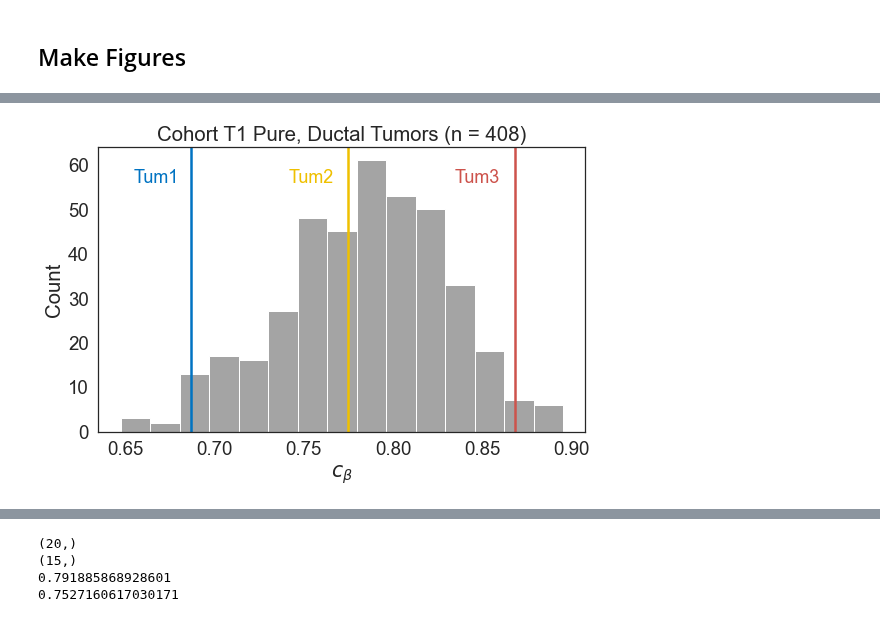
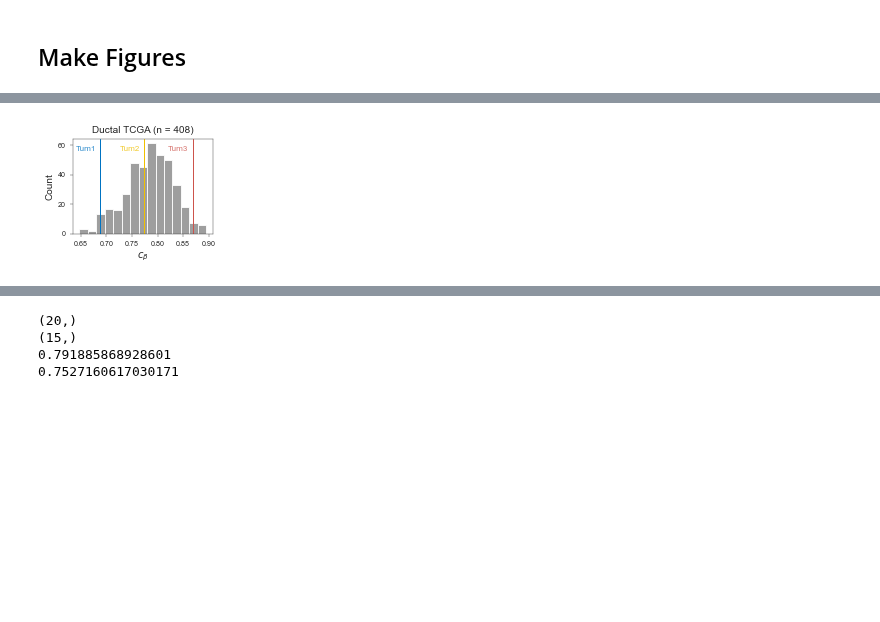
Before and after one commit to danmonyak/EpiClockInvasiveBRCA, a Jupyter notebook: Analysis/c_beta Analysis.ipynb, the cells around one changed output, grey strips where cells are left out. Drawn from its saved outputs; the diff is of its cells as text; code cells hidden in the pictures; blank space fills up the shorter version.

```diff
--- a/Analysis/c_beta Analysis.ipynb
+++ b/Analysis/c_beta Analysis.ipynb
@@ -32,6 +30,7 @@ clinical = {}
 
 clinical['ringner'] = pd.read_table(os.path.join(Ringner_clinical_dir, 'cohort.T2.clinical.txt'), index_col=0, dtype={'grade':str})
 clinical['ringner']['c_beta'] = pd.read_table(os.path.join(Ringner_c_beta_dir, 'cohort.T2.c_beta.txt'), index_col=0).squeeze("columns")
+clinical['ringner']['grade'] = clinical['ringner']['grade'].map({'1':'Grade 1', '2':'Grade 2', '3':'Grade 3'}).fillna(value='None')
 # %%
 # Initial import step for TCGA data
 
@@ -110,7 +107,7 @@ markers_TPM_df = pd.read_table(
 markers_TPM_df = markers_TPM_df.set_index('gene_id')
 gene_name = markers_TPM_df.pop('gene_name')
 markers_TPM_df = markers_TPM_df.rename(columns=lambda x:'-'.join(x.split('-')[:3]))
-
+markers_TPM_df = markers_TPM_df.loc[(markers_TPM_df != 0).any(axis=1)]
 # need_genes = consts['all_module_genes']
 # need_genes = np.concatenate([need_genes, ['MCM2', 'MKI67', 'E2F1']])
 # markers_TPM_df = markers_TPM_df.loc[gene_name.index[gene_name.isin(need_genes)]]
@@ -227,11 +237,9 @@ else:
 # %%
 # Must set dataframe names for use of saveBoxPlotNew and saveCorrelationPlot
 
-clinical['TCGA'].name = 'Cohort T1'
-clinical['ringner'].name = 'Cohort T2'
+clinical['TCGA'].name = 'TCGA'
+clinical['ringner'].name = 'Lund'
 # %%
-sns.set(rc={"savefig.bbox":'tight'}, font_scale=1.7, style='white')
-
 data = {'tumor':{'beta_values_balancedSites':
         pd.read_table(os.path.join(TCGA_clinical_dir, 'cohort1.methyl.balancedSites.tsv'),
                       index_col=0)
@@ -239,14 +247,17 @@ data = {'tumor':{'beta_values_balancedSites':
 
 sample_list = {'Tum1':'TCGA-B6-A1KF-01A',
                'Tum2':'TCGA-B6-A0RO-01A',
-               'Tum3':'TCGA-AC-A2FK-01A'
-              }
+               'Tum3':'TCGA-AC-A2FK-01A'}
+
 chosen_tumor_colors = [consts['palette_jco'][i] for i in [0, 1, 3]]
 
 # m_util.plotTumorWise(data, CpG_list=balanced_CpGs_final_set, sample_list=[sample_list[tum] for tum in sample_list],
 m_util.plotTumorWise(data, data_obj='beta_values_balancedSites', sample_list=[sample_list[tum] for tum in sample_list],
-                     suptitle='', xlabel='β', extra_titles=[f'{tum} = ' for tum in sample_list],
+                     suptitle='', xlabel='β', title_formats=[tum + ' ({})' for tum in sample_list],
                      outfile=True, outdir=figure_outdir, outfile_name='example_tumors.pdf',
-                     choose_random=False, color=chosen_tumor_colors
+                     choose_random=False, color=chosen_tumor_colors,
+                     ylim=(0, 0.23), bins=12,
+                     figsize=figsize * [2.3, 0.8], text_fontsize=labelfontsize, ticksfontsize=ticksfontsize, opacity=opacity, sf=sf,
+                     tight_layout_pad=0.2
              )
 # %% [output]
@@ -254,41 +265,42 @@ m_util.plotTumorWise(data, data_obj='beta_values_balancedSites', sample_list=[sa
 # %%
 sampleToPatientID = lambda x:'-'.join(x.split('-')[:3])
 # %%
-# sns.set(rc={"savefig.bbox":'tight'}, font_scale=1.5, style='white')
-
-fig, ax = plt.subplots(1, 1, figsize=(8, 5))
+fig, ax = plt.subplots(1, 1, figsize=figsize * [1, 0.8] * sf)
 fig.tight_layout(pad=1)
 
-sns.histplot(ax=ax, x=clinical['TCGA'].loc[clinical['TCGA']['in_analysis_dataset'], 'c_beta'], color=consts['palette_jco'][2])
+sns.histplot(ax=ax, x=clinical['TCGA'].loc[clinical['TCGA']['in_analysis_dataset'], 'c_beta'],
+             color=consts['palette_jco'][2], alpha=opacity)
 
 x_0 = clinical['TCGA'].loc[sampleToPatientID(sample_list['Tum1']), 'c_beta']
 x_1 = clinical['TCGA'].loc[sampleToPatientID(sample_list['Tum2']), 'c_beta']
 x_2 = clinical['TCGA'].loc[sampleToPatientID(sample_list['Tum3']), 'c_beta']
 
 
-ax.axvline(x=x_0, lw=2.5, color=chosen_tumor_colors[0])
-ax.axvline(x=x_1, lw=2.5, color=chosen_tumor_colors[1])
-ax.axvline(x=x_2, lw=2.5, color=chosen_tumor_colors[2])
+ax.axvline(x=x_0, lw=2.5 * sf, color=chosen_tumor_colors[0])
+ax.axvline(x=x_1, lw=2.5 * sf, color=chosen_tumor_colors[1])
+ax.axvline(x=x_2, lw=2.5 * sf, color=chosen_tumor_colors[2])
 
-ax.set_xlabel('$c_β$')
-ax.set_title(f"Cohort T1 Pure, Ductal Tumors (n = {clinical['TCGA']['in_analysis_dataset'].sum()})")
+ax.set_xlabel('$c_β$', fontsize=labelfontsize * sf)
+ax.set_ylabel('Count', fontsize=labelfontsize * sf)
+ax.set_title(f"Ductal TCGA (n = {clinical['TCGA']['in_analysis_dataset'].sum()})", fontsize=labelfontsize * sf)
+ax.tick_params(axis='both', labelsize=ticksfontsize * sf, width=sf, length=8 * sf)
 
 ax.text(x_0*0.99, ax.get_ylim()[1]*7/8,
         'Tum1', color=chosen_tumor_colors[0],
-        ha="right", fontfamily='sans-serif', fontsize=18,
+        ha="right", fontfamily='sans-serif', fontsize=0.8 * labelfontsize * sf, alpha=opacity
        )
 ax.text(x_1*0.99, ax.get_ylim()[1]*7/8,
         'Tum2', color=chosen_tumor_colors[1],
-        ha="right", fontfamily='sans-serif', fontsize=18,
+        ha="right", fontfamily='sans-serif', fontsize=0.8 * labelfontsize * sf, alpha=opacity
        )
 ax.text(x_2*0.99, ax.get_ylim()[1]*7/8,
         'Tum3', color=chosen_tumor_colors[2],
-        ha="right", fontfamily='sans-serif', fontsize=18,
+        ha="right", fontfamily='sans-serif', fontsize=0.8 * labelfontsize * sf, alpha=opacity
        )
 
 fig.savefig(os.path.join(figure_outdir, 'c_beta_distribution.pdf'), format='pdf', pad_inches=0.1)
 # %% [output]
-[figure, old version]
+[figure, new version]
 # %%
 major_diagnoses = ['Infiltrating duct carcinoma, NOS', 'Lobular carcinoma, NOS']
 ax = m_util.saveBoxPlotNew(clinical['TCGA'], 'primary_diagnosis', restrict=False,
```
Also changed, not shown: parts of 32 cells of this notebook, 2 other files.
